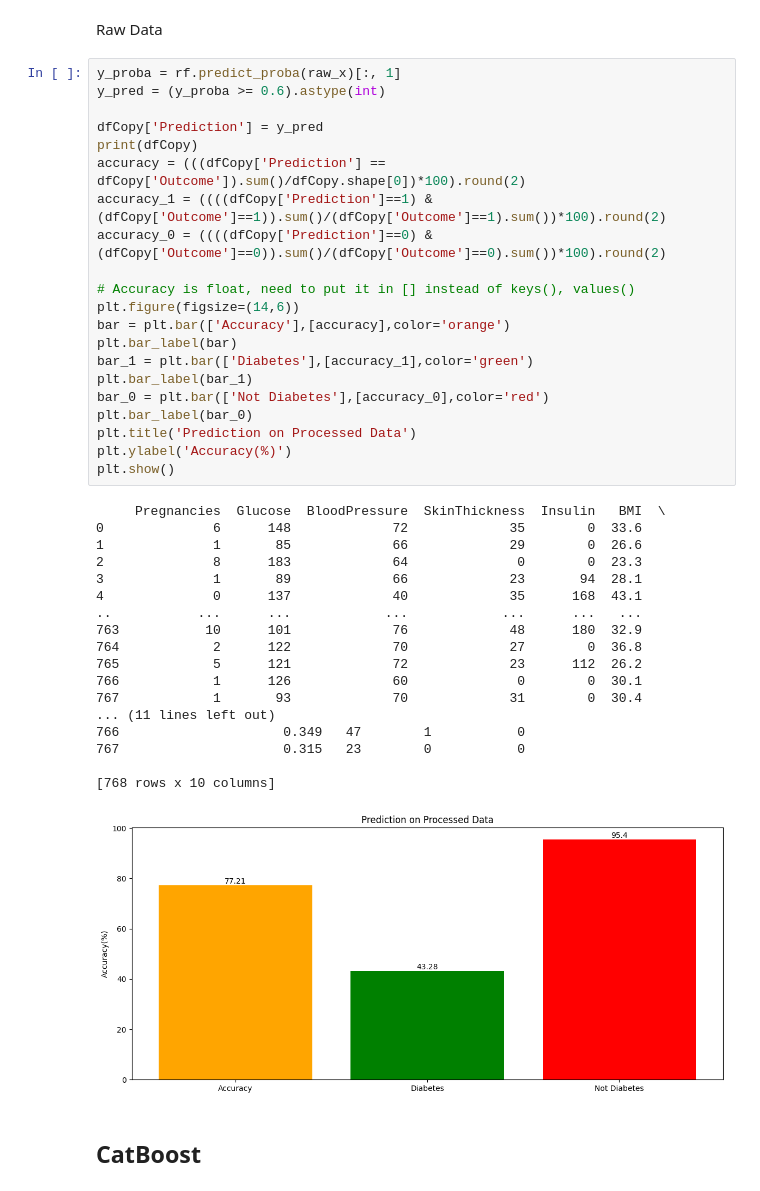
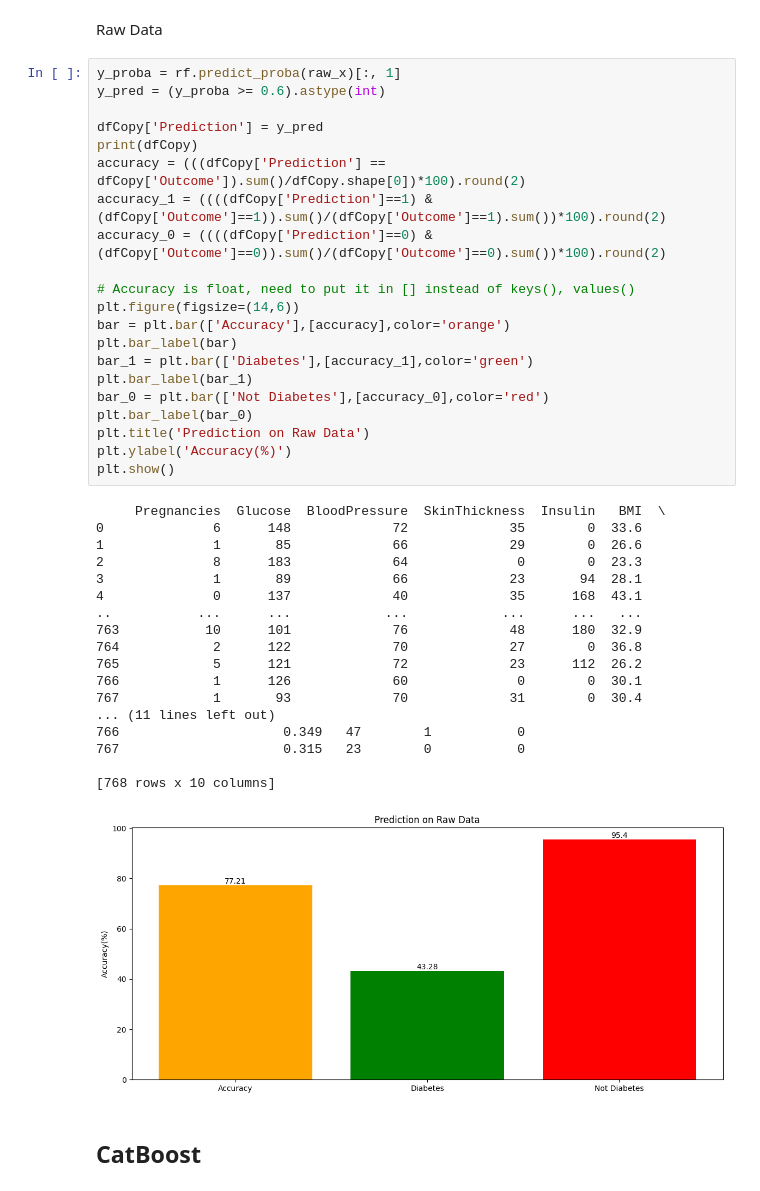
Before and after one commit to huynhquangquan/ML_DiabetesPrediction, a Jupyter notebook: notebooks/Diabetes_Inference.ipynb, the cells around one changed output. Drawn from its saved outputs; the diff is of its cells as text.

```diff
--- a/notebooks/Diabetes_Inference.ipynb
+++ b/notebooks/Diabetes_Inference.ipynb
@@ -192,35 +191,35 @@ accuracy_1 = ((((dfCopy['Prediction']==1) & (dfCopy['Outcome']==1)).sum()/(dfCop
 accuracy_0 = ((((dfCopy['Prediction']==0) & (dfCopy['Outcome']==0)).sum()/(dfCopy['Outcome']==0).sum())*100).round(2)
 
 # Accuracy is float, need to put it in [] instead of keys(), values()
 plt.figure(figsize=(14,6))
 bar = plt.bar(['Accuracy'],[accuracy],color='orange')
 plt.bar_label(bar)
 bar_1 = plt.bar(['Diabetes'],[accuracy_1],color='green')
 plt.bar_label(bar_1)
 bar_0 = plt.bar(['Not Diabetes'],[accuracy_0],color='red')
 plt.bar_label(bar_0)
-plt.title('Prediction on Processed Data')
+plt.title('Prediction on Raw Data')
 plt.ylabel('Accuracy(%)')
 plt.show()
 # %% [output]
      Pregnancies  Glucose  BloodPressure  SkinThickness  Insulin   BMI  \
 0              6      148             72             35        0  33.6
 1              1       85             66             29        0  26.6
 2              8      183             64              0        0  23.3
 3              1       89             66             23       94  28.1
 4              0      137             40             35      168  43.1
 ..           ...      ...            ...            ...      ...   ...
 763           10      101             76             48      180  32.9
 764            2      122             70             27        0  36.8
 765            5      121             72             23      112  26.2
 766            1      126             60              0        0  30.1
 767            1       93             70             31        0  30.4
 ... (11 lines left out)
 766                     0.349   47        1           0
 767                     0.315   23        0           0
 
 [768 rows x 10 columns]
-[figure, old version]
+[figure, new version]
 # %% [markdown]
 ## CatBoost
 # %% [markdown]
```
Also changed, not shown: parts of 9 cells of this notebook, 8 other files.
